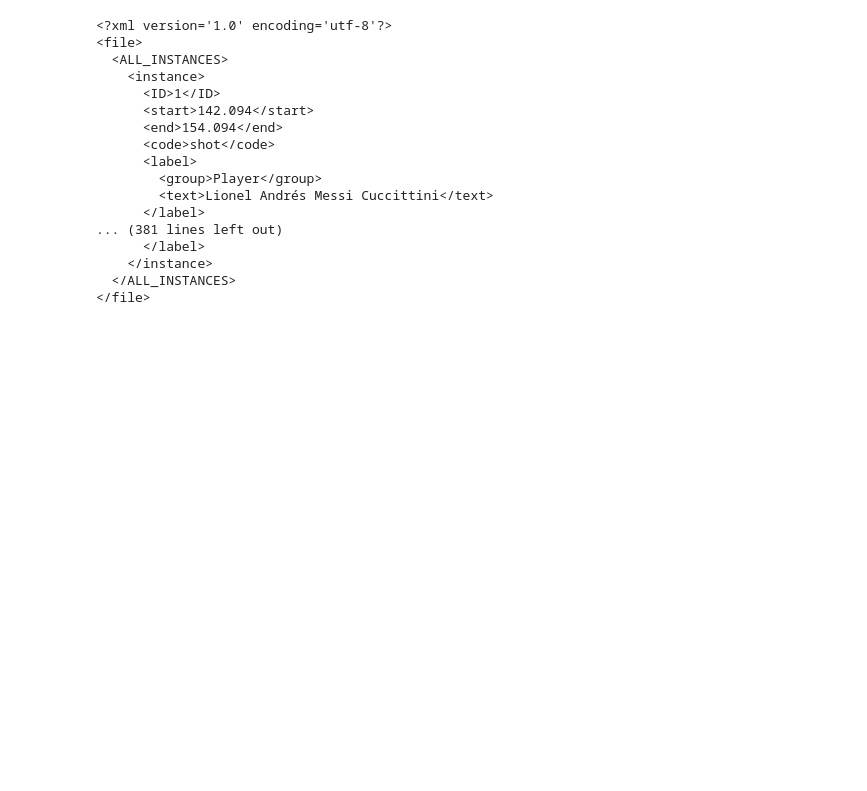
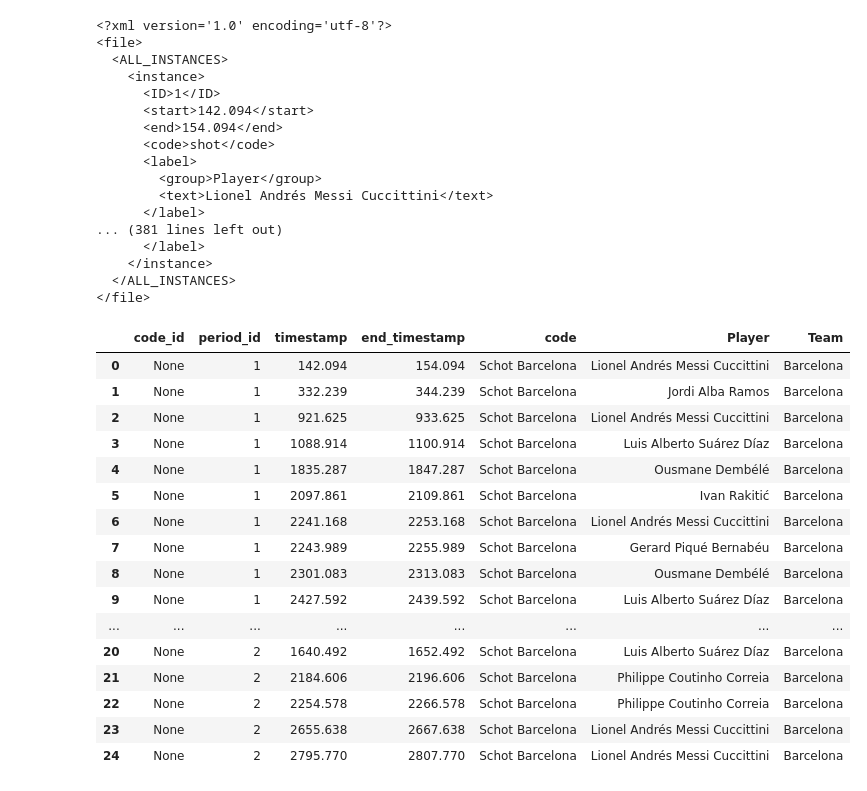
Before and after one commit to PySport/kloppy, a Jupyter notebook: docs/examples/code_data.ipynb, the cells around one changed output. Cells and saved outputs as stored; diff of their text form; code cells hidden in the pictures; blank space fills up the shorter version.

Commit message:
Allow chaining of operators on a Dataset (filter + map). Also some fixes for Statsbomb formations

```diff
--- a/docs/examples/code_data.ipynb
+++ b/docs/examples/code_data.ipynb
@@ -194,3 +194,29 @@ with open("file.xml", "r") as fp:
 # %%
 import os
 os.unlink("file.xml")
+# %%
+# Chain filter and map operators
+new_dataset = (
+    code_dataset
+    .filter(lambda record: record.labels['Team'] == 'Barcelona')
+    .map(lambda record: record.replace(code='Schot Barcelona'))
+)
+new_dataset.to_df()
+# %% [output]
+|  | code_id | period_id | timestamp | end_timestamp | code | Player | Team |
+| 0 | None | 1 | 142.094 | 154.094 | Schot Barcelona | Lionel Andrés Messi Cuccittini | Barcelona |
+| 1 | None | 1 | 332.239 | 344.239 | Schot Barcelona | Jordi Alba Ramos | Barcelona |
+| 2 | None | 1 | 921.625 | 933.625 | Schot Barcelona | Lionel Andrés Messi Cuccittini | Barcelona |
+| 3 | None | 1 | 1088.914 | 1100.914 | Schot Barcelona | Luis Alberto Suárez Díaz | Barcelona |
+| 4 | None | 1 | 1835.287 | 1847.287 | Schot Barcelona | Ousmane Dembélé | Barcelona |
+| 5 | None | 1 | 2097.861 | 2109.861 | Schot Barcelona | Ivan Rakitić | Barcelona |
+| 6 | None | 1 | 2241.168 | 2253.168 | Schot Barcelona | Lionel Andrés Messi Cuccittini | Barcelona |
+| 7 | None | 1 | 2243.989 | 2255.989 | Schot Barcelona | Gerard Piqué Bernabéu | Barcelona |
+| 8 | None | 1 | 2301.083 | 2313.083 | Schot Barcelona | Ousmane Dembélé | Barcelona |
+| 9 | None | 1 | 2427.592 | 2439.592 | Schot Barcelona | Luis Alberto Suárez Díaz | Barcelona |
+| ... | ... | ... | ... | ... | ... | ... | ... |
+| 20 | None | 2 | 1640.492 | 1652.492 | Schot Barcelona | Luis Alberto Suárez Díaz | Barcelona |
+| 21 | None | 2 | 2184.606 | 2196.606 | Schot Barcelona | Philippe Coutinho Correia | Barcelona |
+| 22 | None | 2 | 2254.578 | 2266.578 | Schot Barcelona | Philippe Coutinho Correia | Barcelona |
+| 23 | None | 2 | 2655.638 | 2667.638 | Schot Barcelona | Lionel Andrés Messi Cuccittini | Barcelona |
+| 24 | None | 2 | 2795.770 | 2807.770 | Schot Barcelona | Lionel Andrés Messi Cuccittini | Barcelona |
```
Also changed, not shown: parts of 1 cell of this notebook, 5 other files.
